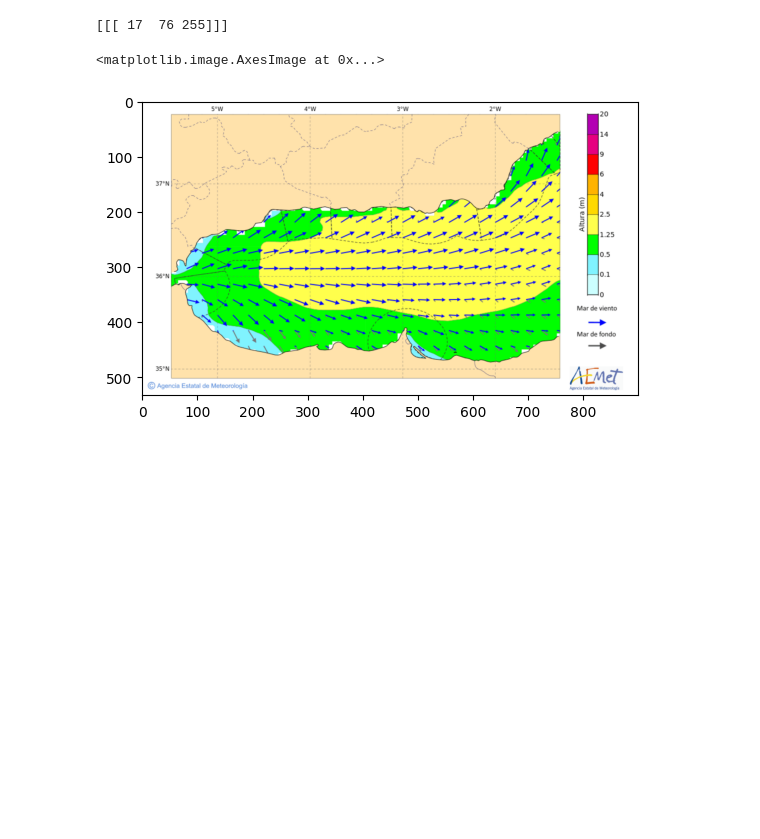
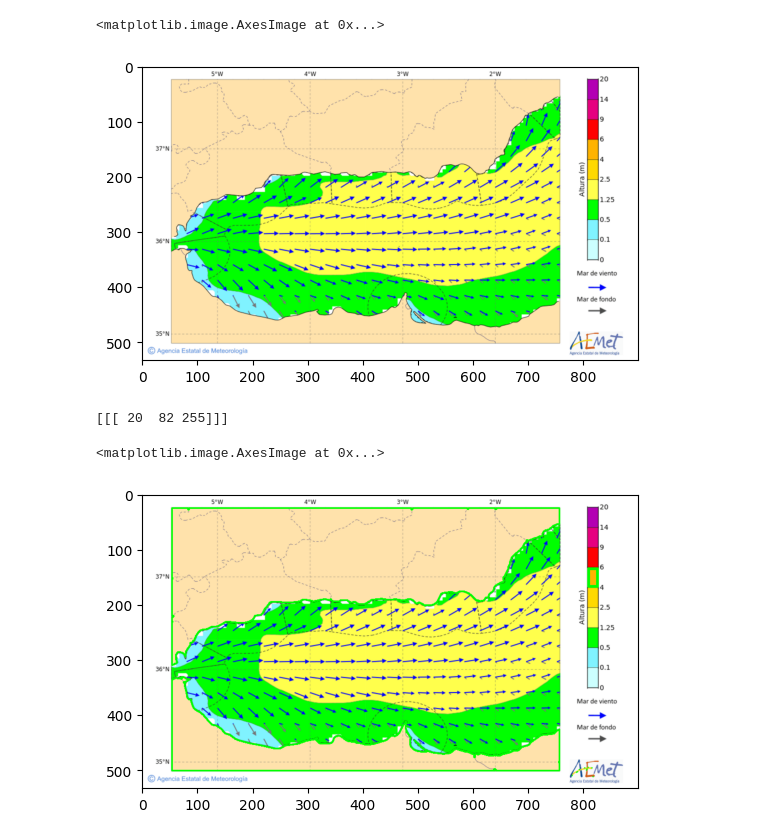
Before and after one commit to jesusgollonet/aemet-yellow-watch, a Jupyter notebook: scratch/03_coastline.ipynb, the cells around one changed output. Cells and saved outputs as stored; diff of their text form; code cells hidden in the pictures; blank space fills up the shorter version.

```diff
--- a/scratch/03_coastline.ipynb
+++ b/scratch/03_coastline.ipynb
@@ -6,11 +6,33 @@ from common_lib.util import rgb_to_hsv
 # %%
 img = cv.imread('../img/aemet-yellow.png', cv.IMREAD_COLOR)
-
-land_color = (255,222,179)
-print(rgb_to_hsv(land_color))
-
 plt.imshow(cv.cvtColor(img, cv.COLOR_BGR2RGB) )
 # %% [output]
-[[[ 17  76 255]]]
+<matplotlib.image.AxesImage at 0x...>
-<matplotlib.image.AxesImage at 0x...>
 [figure]
+# %%
+
+hsv = cv.cvtColor(img, cv.COLOR_BGR2HSV)
+brown = (255,227,173)
+print(rgb_to_hsv(brown))
+# Step 3: Define the color range for land (beige/brown)
+lower_land = np.array([15, 60, 200])  # Adjusted lower bounds (narrower)
+upper_land = np.array([25, 120, 255])
+# Step 4: Create a mask using the color range
+mask = cv.inRange(hsv, lower_land, upper_land)
+
+plt.imshow(mask, cmap='gray')
+# Step 5: Apply the mask to the original image
+land_areas = cv.bitwise_and(img, img, mask=mask)
+#plt.imshow(cv.cvtColor(land_areas, cv.COLOR_BGR2RGB) )
+
+contours, _ = cv.findContours(mask, cv.RETR_EXTERNAL, cv.CHAIN_APPROX_SIMPLE)
+
+# Step 6: Draw the contours on the original image
+
+cv.drawContours(img, contours, -1, (0, 255, 0), 2)
+plt.imshow(cv.cvtColor(img, cv.COLOR_BGR2RGB) )
+#plt.imshow(cv.cvtColor(img, cv.COLOR_BGR2RGB) )
+# %% [output]
+[[[ 20  82 255]]]
+<matplotlib.image.AxesImage at 0x...>
+[figure, added]
```
Also changed, not shown: parts of 1 cell of this notebook, 1 other file.
